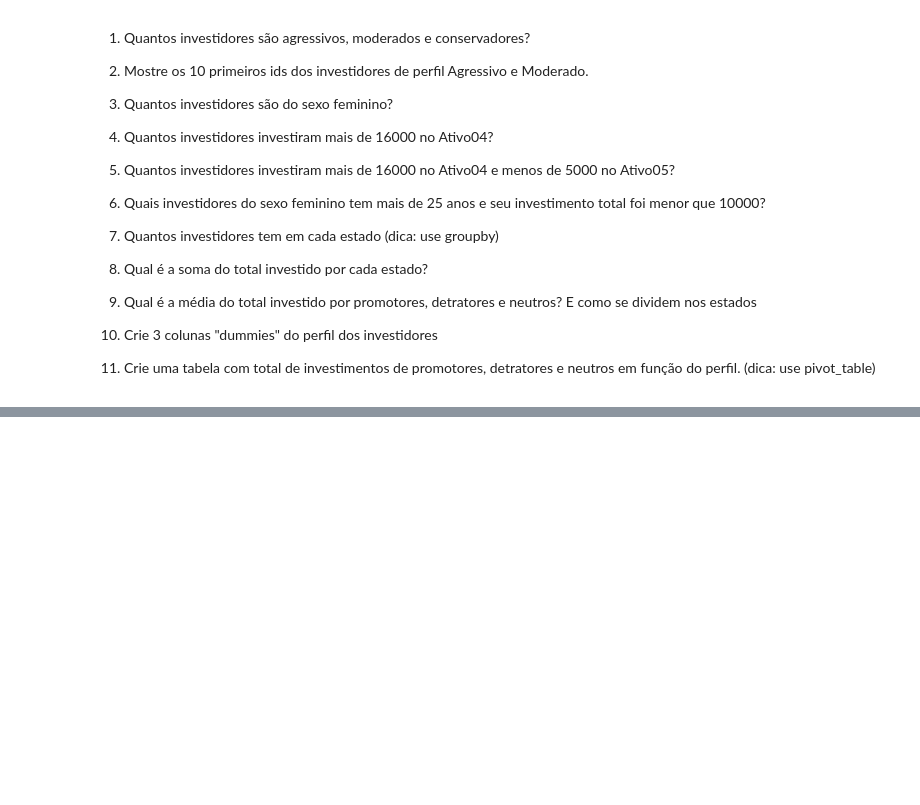
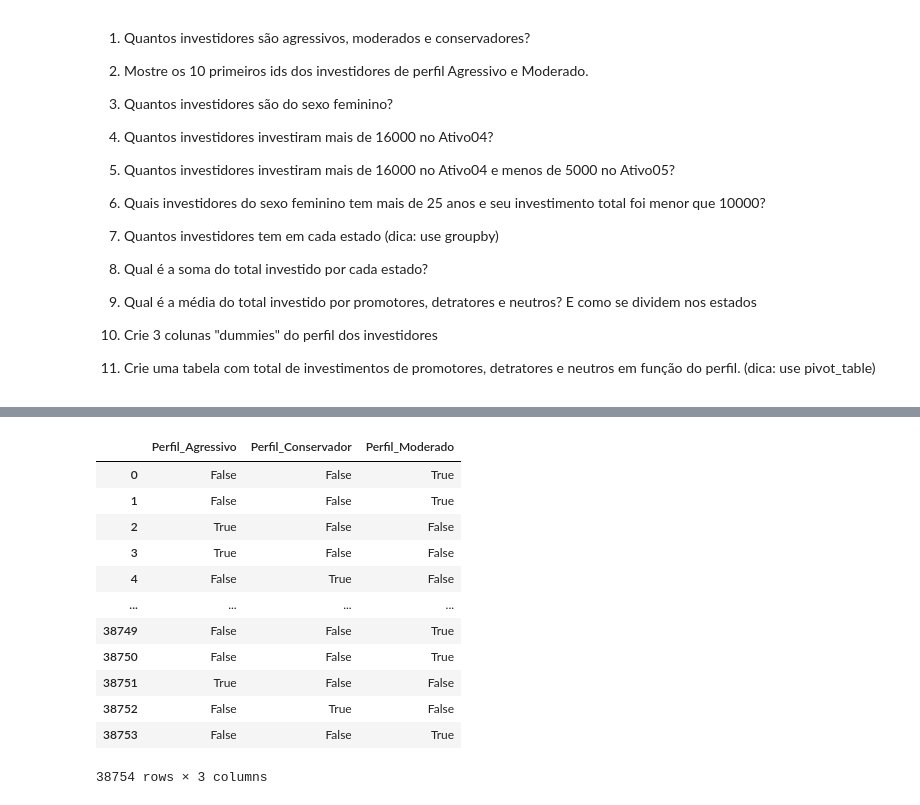
Before and after one commit to Gabriel-maio/Exercicios_ADA_Mod2, a Jupyter notebook: aula7/ExeAula7.ipynb, the cells around one changed output, grey strips where cells are left out. Drawn from its saved outputs; the diff is of its cells as text; code cells hidden in the pictures; blank space fills up the shorter version.

```diff
--- a/aula7/ExeAula7.ipynb
+++ b/aula7/ExeAula7.ipynb
@@ -169,0 +594,17 @@ cadastroFiltrado['Media'].median()
+# %%
+#10
+pd.get_dummies(cadastroFiltrado['Perfil'], prefix='Perfil')
+# %% [output]
+|  | Perfil_Agressivo | Perfil_Conservador | Perfil_Moderado |
+| 0 | False | False | True |
+| 1 | False | False | True |
+| 2 | True | False | False |
+| 3 | True | False | False |
+| 4 | False | True | False |
+| ... | ... | ... | ... |
+| 38749 | False | False | True |
+| 38750 | False | False | True |
+| 38751 | True | False | False |
+| 38752 | False | True | False |
+| 38753 | False | False | True |
+38754 rows × 3 columns
```
Also changed, not shown: parts of 42 cells of this notebook.
